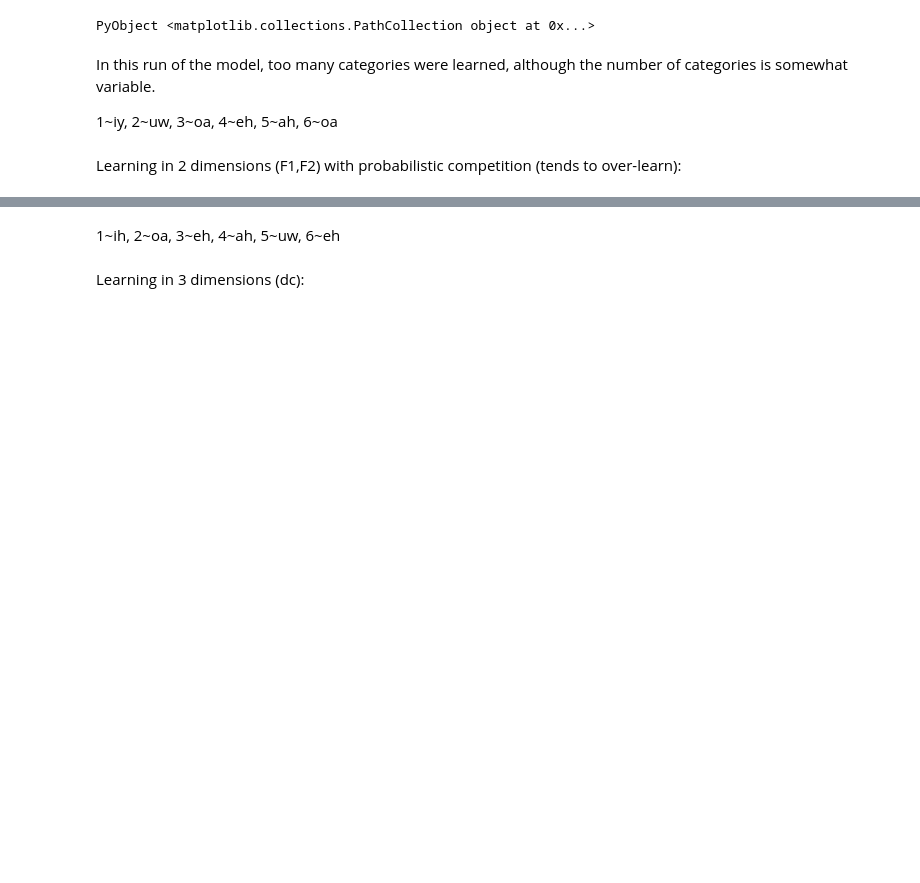
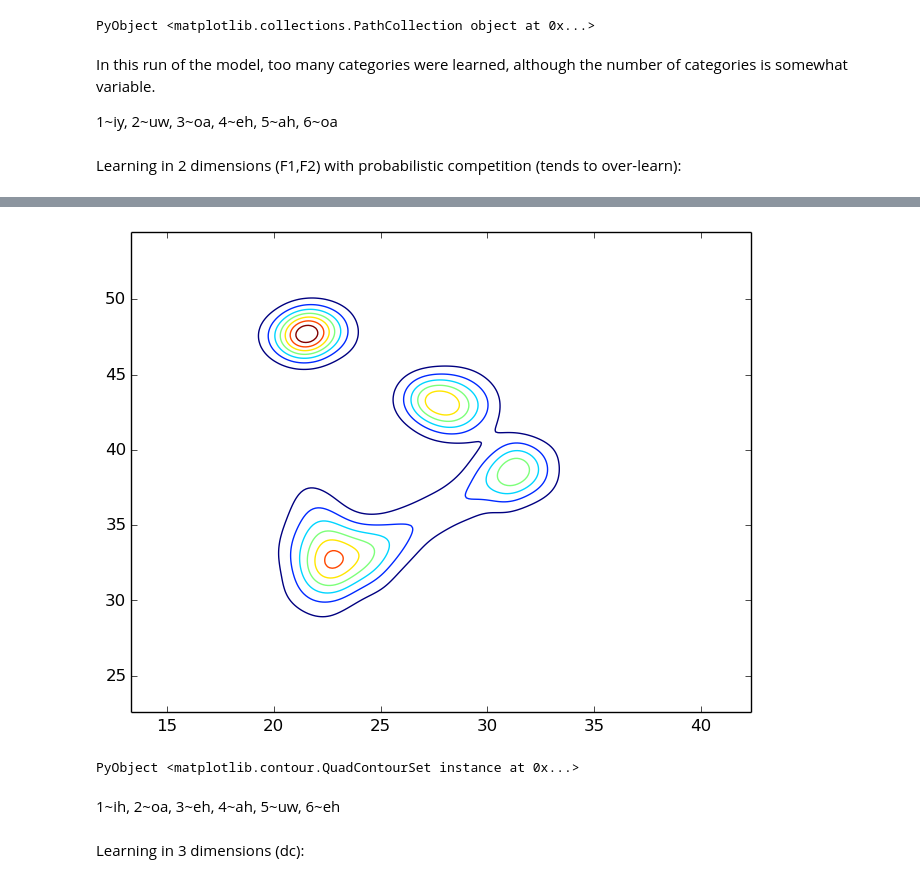
Before and after one commit to phasedchirp/dissertation, a Jupyter notebook: vowels.ipynb, the cells around one changed output, grey strips where cells are left out. Saved outputs shown, nothing was run; the diff lists cells and outputs as text; code cells hidden in the pictures; blank space fills up the shorter version.

```diff
--- a/vowels.ipynb
+++ b/vowels.ipynb
@@ -135,3 +152,8 @@ end
+# %%
+contourplot(vowelMix5,[1;2],"none")
+# %% [output]
+[figure, added]
+PyObject <matplotlib.contour.QuadContourSet instance at 0x...>
 # %% [markdown]
 1~ih, 2~oa, 3~eh, 4~ah, 5~uw, 6~eh
 # %% [markdown]
```
Also changed, not shown: parts of 28 cells of this notebook, 1 other file.
